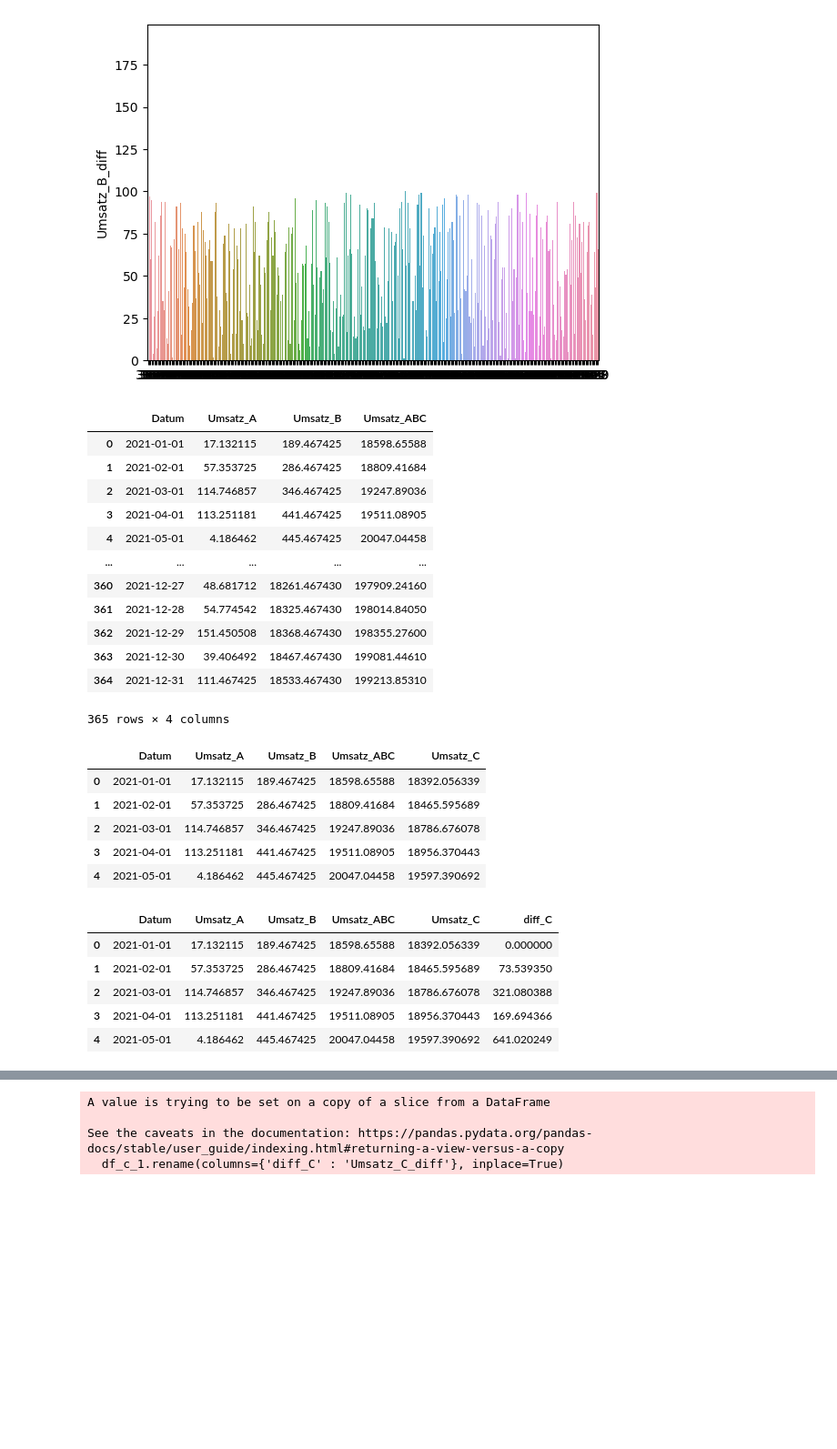
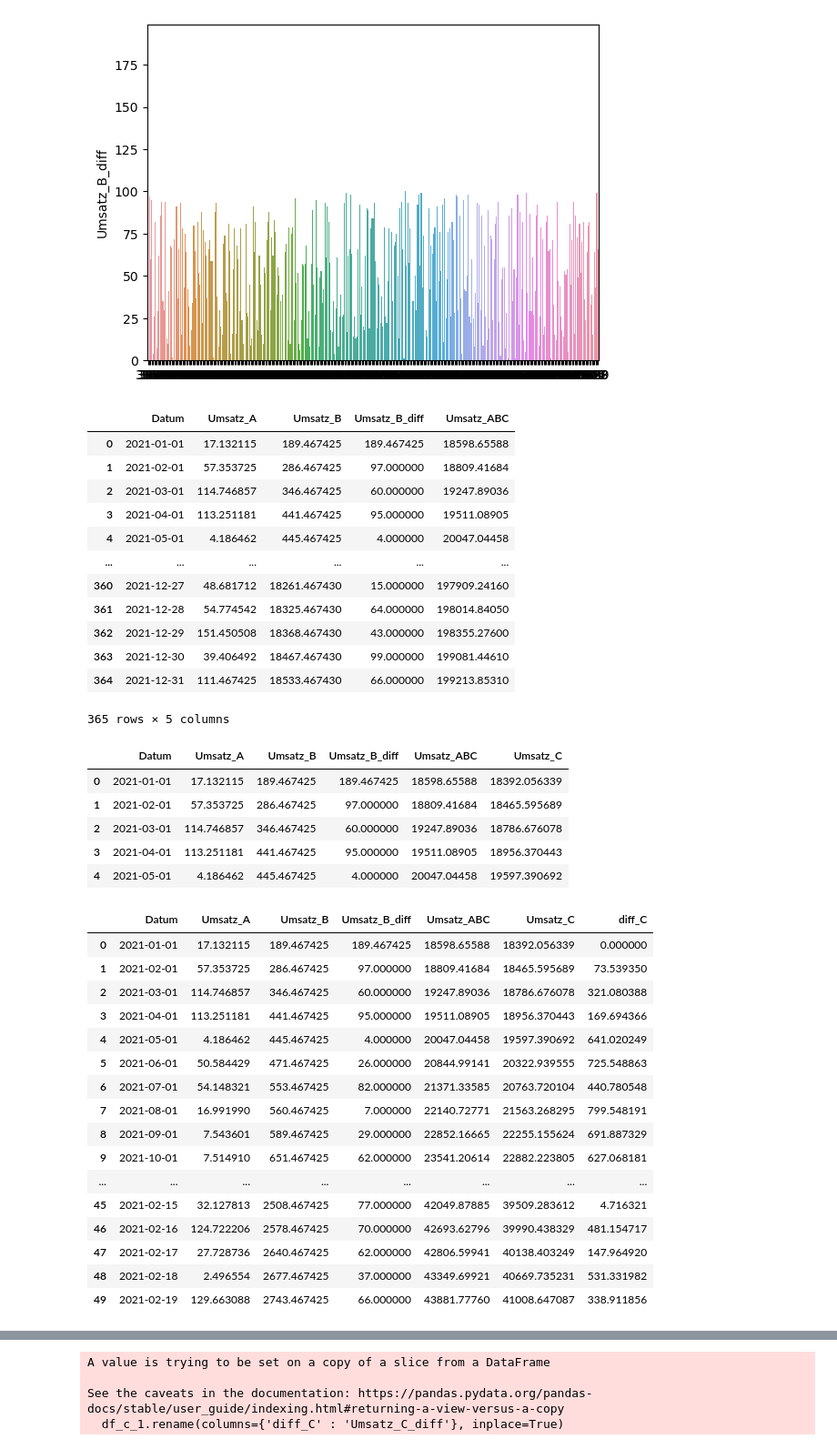
Before and after one commit to Wolfhardt/Praxisprojekt_Modul_2.2_Breakout2, a Jupyter notebook: main.ipynb, the cells around one changed output, grey strips where cells are left out. Shown: that part at 91% size. Saved outputs shown, nothing was run; the diff lists cells and outputs as text; code cells hidden in the pictures; blank space fills up the shorter version.

```diff
--- a/main.ipynb
+++ b/main.ipynb
@@ -150,6 +150,7 @@ DataFrame for category 'A':
 [365 rows x 3 columns]
 # %%
 df_a = data_frames['A']
-df_a = df_a[['Datum', 'Umsatz_A']]
+df_a = df_a[['Datum', 'Umsatz']]
+df_a.rename(columns={'Umsatz' : 'Umsatz_A'}, inplace=True)
 df_a.head()
 # %% [output]
@@ -161,6 +166,7 @@ df_a.head()
 | 4 | 2021-05-01 | 4.186462 |
 # %%
 df_b = data_frames['B']
-df_b = df_b[['Datum', 'Umsatz_B']]
+df_b = df_b[['Datum', 'Umsatz']]
+df_b.rename(columns={'Umsatz' : 'Umsatz_B'}, inplace=True)
 df_b.head()
 # %% [output]
@@ -310,43 +328,54 @@ plt.show()
 # %% [output]
 [figure]
 # %%
-df_ab = df_a.merge(df_b, on='Datum')
+df_ab = df_a.merge(df_b_1, on='Datum')
 df_abc_1 = df_ab.merge(df_abc, on='Datum')
 
 df_abc_1
 # %% [output]
-|  | Datum | Umsatz_A | Umsatz_B | Umsatz_ABC |
-| 0 | 2021-01-01 | 17.132115 | 189.467425 | 18598.65588 |
-| 1 | 2021-02-01 | 57.353725 | 286.467425 | 18809.41684 |
-| 2 | 2021-03-01 | 114.746857 | 346.467425 | 19247.89036 |
-| 3 | 2021-04-01 | 113.251181 | 441.467425 | 19511.08905 |
-| 4 | 2021-05-01 | 4.186462 | 445.467425 | 20047.04458 |
-| ... | ... | ... | ... | ... |
-| 360 | 2021-12-27 | 48.681712 | 18261.467430 | 197909.24160 |
-| 361 | 2021-12-28 | 54.774542 | 18325.467430 | 198014.84050 |
-| 362 | 2021-12-29 | 151.450508 | 18368.467430 | 198355.27600 |
-| 363 | 2021-12-30 | 39.406492 | 18467.467430 | 199081.44610 |
-| 364 | 2021-12-31 | 111.467425 | 18533.467430 | 199213.85310 |
+|  | Datum | Umsatz_A | Umsatz_B | Umsatz_B_diff | Umsatz_ABC |
+| 0 | 2021-01-01 | 17.132115 | 189.467425 | 189.467425 | 18598.65588 |
+| 1 | 2021-02-01 | 57.353725 | 286.467425 | 97.000000 | 18809.41684 |
+| 2 | 2021-03-01 | 114.746857 | 346.467425 | 60.000000 | 19247.89036 |
+| 3 | 2021-04-01 | 113.251181 | 441.467425 | 95.000000 | 19511.08905 |
+| 4 | 2021-05-01 | 4.186462 | 445.467425 | 4.000000 | 20047.04458 |
+| ... | ... | ... | ... | ... | ... |
+| 360 | 2021-12-27 | 48.681712 | 18261.467430 | 15.000000 | 197909.24160 |
+| 361 | 2021-12-28 | 54.774542 | 18325.467430 | 64.000000 | 198014.84050 |
+| 362 | 2021-12-29 | 151.450508 | 18368.467430 | 43.000000 | 198355.27600 |
+| 363 | 2021-12-30 | 39.406492 | 18467.467430 | 99.000000 | 199081.44610 |
+| 364 | 2021-12-31 | 111.467425 | 18533.467430 | 66.000000 | 199213.85310 |
-365 rows × 4 columns
+365 rows × 5 columns
 # %%
 df_abc_1['Umsatz_C'] = df_abc_1['Umsatz_ABC'] - df_abc_1['Umsatz_A'] - df_abc_1['Umsatz_B']
 df_abc_1.head()
 # %% [output]
-|  | Datum | Umsatz_A | Umsatz_B | Umsatz_ABC | Umsatz_C |
-| 0 | 2021-01-01 | 17.132115 | 189.467425 | 18598.65588 | 18392.056339 |
-| 1 | 2021-02-01 | 57.353725 | 286.467425 | 18809.41684 | 18465.595689 |
-| 2 | 2021-03-01 | 114.746857 | 346.467425 | 19247.89036 | 18786.676078 |
-| 3 | 2021-04-01 | 113.251181 | 441.467425 | 19511.08905 | 18956.370443 |
-| 4 | 2021-05-01 | 4.186462 | 445.467425 | 20047.04458 | 19597.390692 |
+|  | Datum | Umsatz_A | Umsatz_B | Umsatz_B_diff | Umsatz_ABC | Umsatz_C |
+| 0 | 2021-01-01 | 17.132115 | 189.467425 | 189.467425 | 18598.65588 | 18392.056339 |
+| 1 | 2021-02-01 | 57.353725 | 286.467425 | 97.000000 | 18809.41684 | 18465.595689 |
+| 2 | 2021-03-01 | 114.746857 | 346.467425 | 60.000000 | 19247.89036 | 18786.676078 |
+| 3 | 2021-04-01 | 113.251181 | 441.467425 | 95.000000 | 19511.08905 | 18956.370443 |
+| 4 | 2021-05-01 | 4.186462 | 445.467425 | 4.000000 | 20047.04458 | 19597.390692 |
 # %%
 df_abc_1['diff_C'] = df_abc_1['Umsatz_C'].diff().fillna(0)
 
-df_abc_1.head()
+df_abc_1.head(50)
 # %% [output]
-|  | Datum | Umsatz_A | Umsatz_B | Umsatz_ABC | Umsatz_C | diff_C |
-| 0 | 2021-01-01 | 17.132115 | 189.467425 | 18598.65588 | 18392.056339 | 0.000000 |
-| 1 | 2021-02-01 | 57.353725 | 286.467425 | 18809.41684 | 18465.595689 | 73.539350 |
-| 2 | 2021-03-01 | 114.746857 | 346.467425 | 19247.89036 | 18786.676078 | 321.080388 |
-| 3 | 2021-04-01 | 113.251181 | 441.467425 | 19511.08905 | 18956.370443 | 169.694366 |
-| 4 | 2021-05-01 | 4.186462 | 445.467425 | 20047.04458 | 19597.390692 | 641.020249 |
+|  | Datum | Umsatz_A | Umsatz_B | Umsatz_B_diff | Umsatz_ABC | Umsatz_C | diff_C |
+| 0 | 2021-01-01 | 17.132115 | 189.467425 | 189.467425 | 18598.65588 | 18392.056339 | 0.000000 |
+| 1 | 2021-02-01 | 57.353725 | 286.467425 | 97.000000 | 18809.41684 | 18465.595689 | 73.539350 |
+| 2 | 2021-03-01 | 114.746857 | 346.467425 | 60.000000 | 19247.89036 | 18786.676078 | 321.080388 |
+| 3 | 2021-04-01 | 113.251181 | 441.467425 | 95.000000 | 19511.08905 | 18956.370443 | 169.694366 |
+| 4 | 2021-05-01 | 4.186462 | 445.467425 | 4.000000 | 20047.04458 | 19597.390692 | 641.020249 |
+| 5 | 2021-06-01 | 50.584429 | 471.467425 | 26.000000 | 20844.99141 | 20322.939555 | 725.548863 |
+| 6 | 2021-07-01 | 54.148321 | 553.467425 | 82.000000 | 21371.33585 | 20763.720104 | 440.780548 |
+| 7 | 2021-08-01 | 16.991990 | 560.467425 | 7.000000 | 22140.72771 | 21563.268295 | 799.548191 |
+| 8 | 2021-09-01 | 7.543601 | 589.467425 | 29.000000 | 22852.16665 | 22255.155624 | 691.887329 |
+| 9 | 2021-10-01 | 7.514910 | 651.467425 | 62.000000 | 23541.20614 | 22882.223805 | 627.068181 |
+| ... | ... | ... | ... | ... | ... | ... | ... |
+| 45 | 2021-02-15 | 32.127813 | 2508.467425 | 77.000000 | 42049.87885 | 39509.283612 | 4.716321 |
+| 46 | 2021-02-16 | 124.722206 | 2578.467425 | 70.000000 | 42693.62796 | 39990.438329 | 481.154717 |
+| 47 | 2021-02-17 | 27.728736 | 2640.467425 | 62.000000 | 42806.59941 | 40138.403249 | 147.964920 |
+| 48 | 2021-02-18 | 2.496554 | 2677.467425 | 37.000000 | 43349.69921 | 40669.735231 | 531.331982 |
+| 49 | 2021-02-19 | 129.663088 | 2743.467425 | 66.000000 | 43881.77760 | 41008.647087 | 338.911856 |
 # %%
```
Also changed, not shown: parts of 12 cells of this notebook.
